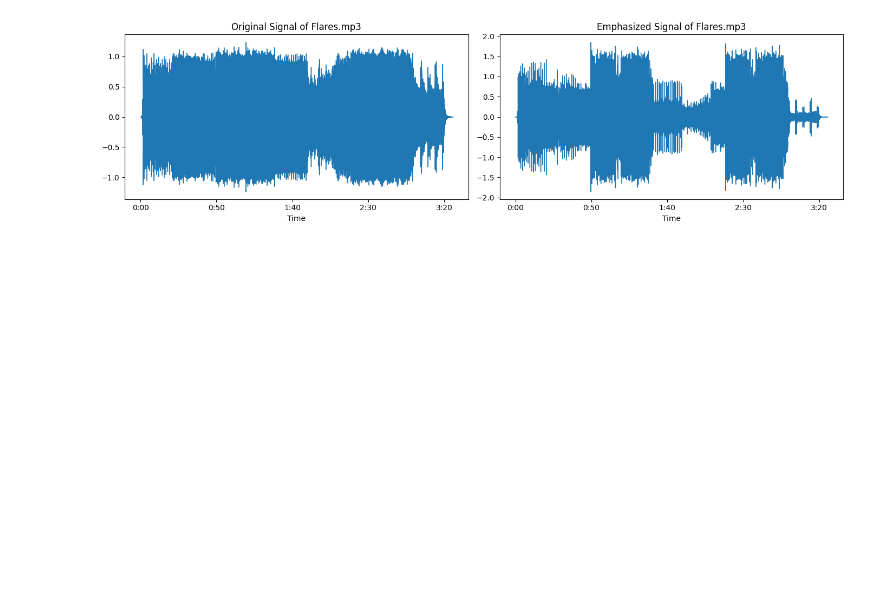
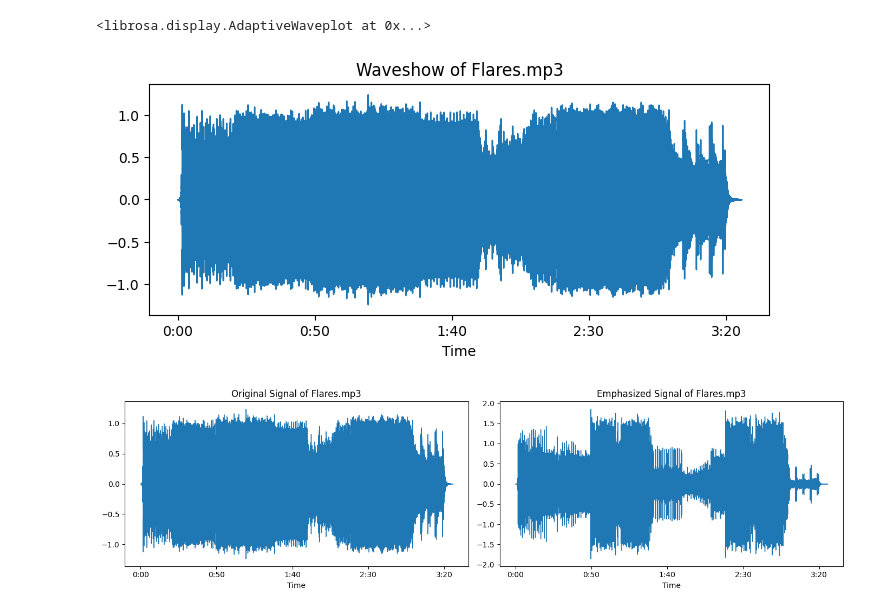
Before and after one commit to gdapriana/audiomatch, a Jupyter notebook: random/visualize.ipynb, the cells around one changed output. Cells and saved outputs as stored; diff of their text form; code cells hidden in the pictures; blank space fills up the shorter version.

Commit message:
add waveshow

```diff
--- a/random/visualize.ipynb
+++ b/random/visualize.ipynb
@@ -93,6 +93,13 @@ params_15 = {
   'window_length': sr * 1.5,
   'window_step': int((sr / 2) * 1.5),
 }
+# %%
+plt.figure(figsize=(8, 3))
+plt.title(f"Waveshow of {data_title}")
+librosa.display.waveshow(y, sr=sr)
+# %% [output]
+<librosa.display.AdaptiveWaveplot at 0x...>
+[figure, added]
 # %%
 vis_emphasis(original_signal=y, emphased_signal=emphasis_sigal, sampling_rate=sr, title=data_title)
 # %% [output]
```
